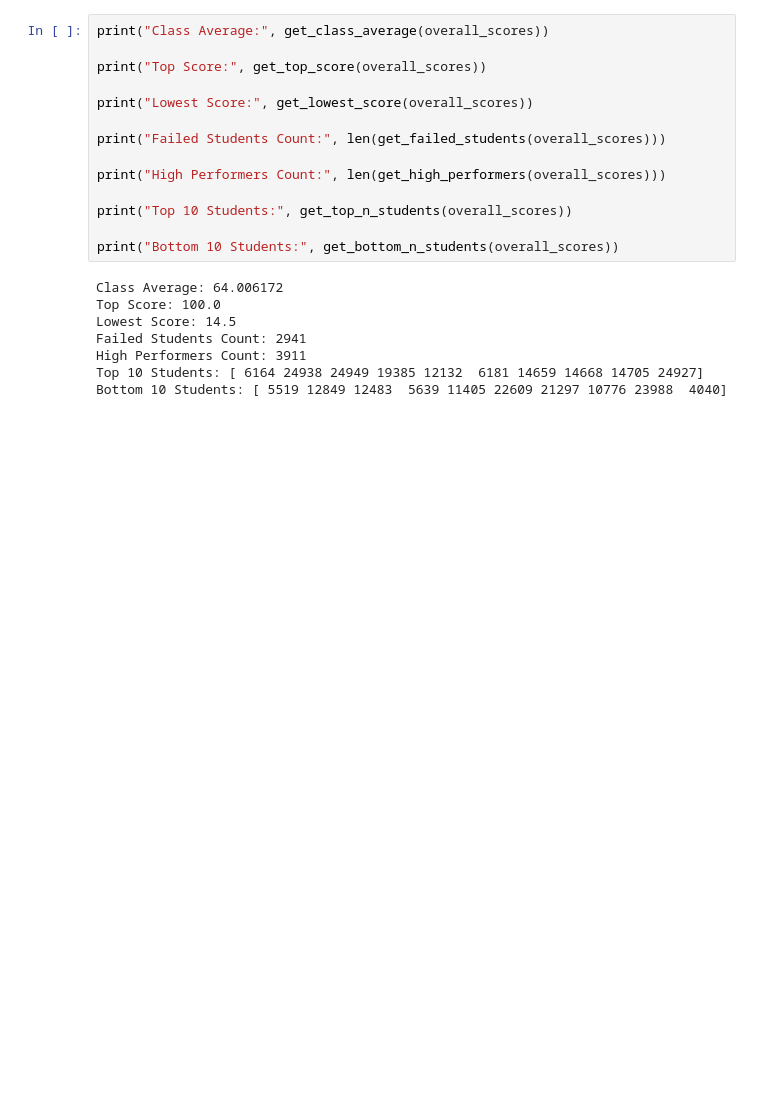
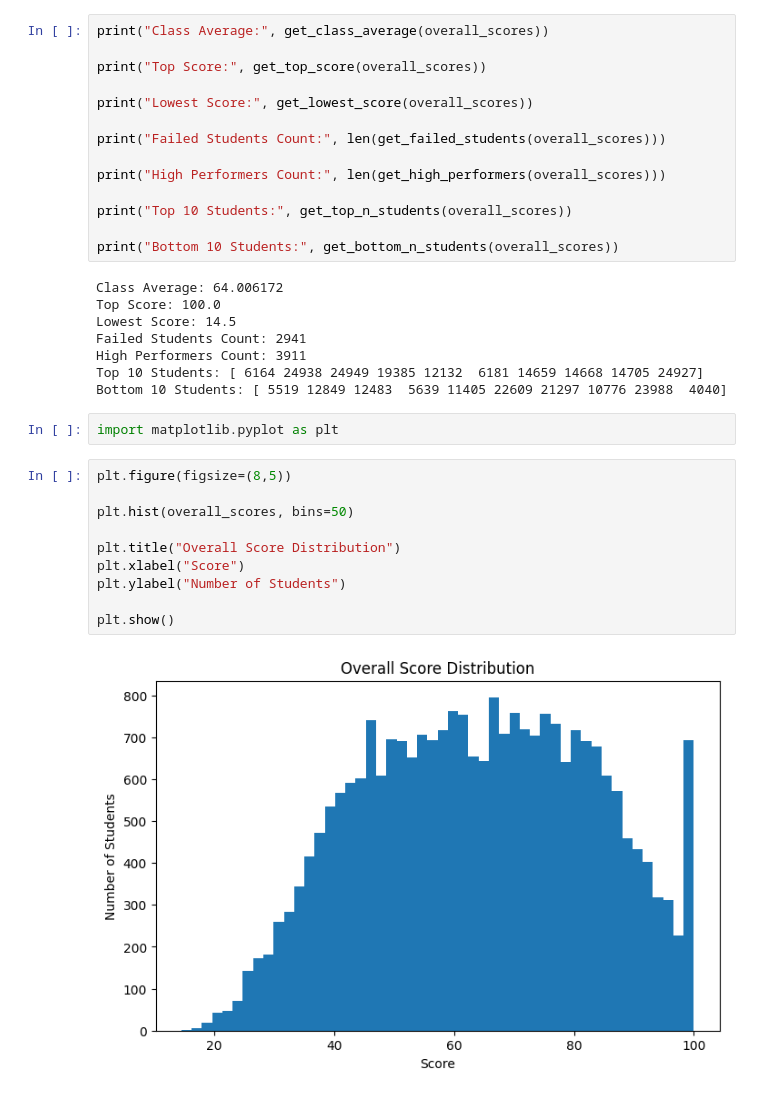
Before and after one commit to Namratapandey2327/Student_Performance_Analytics_Engine-SPAE, a Jupyter notebook: Student_Performance_Analytics_Engine_.ipynb, the cells around one changed output. Cells and saved outputs as stored; diff of their text form; blank space fills up the shorter version.

```diff
--- a/Student_Performance_Analytics_Engine_.ipynb
+++ b/Student_Performance_Analytics_Engine_.ipynb
@@ -148,3 +148,17 @@ Failed Students Count: 2941
 High Performers Count: 3911
 Top 10 Students: [ 6164 24938 24949 19385 12132  6181 14659 14668 14705 24927]
 Bottom 10 Students: [ 5519 12849 12483  5639 11405 22609 21297 10776 23988  4040]
+# %%
+import matplotlib.pyplot as plt
+# %%
+plt.figure(figsize=(8,5))
+
+plt.hist(overall_scores, bins=50)
+
+plt.title("Overall Score Distribution")
+plt.xlabel("Score")
+plt.ylabel("Number of Students")
+
+plt.show()
+# %% [output]
+[figure, added]
```
Also changed, not shown: parts of 3 cells of this notebook.
